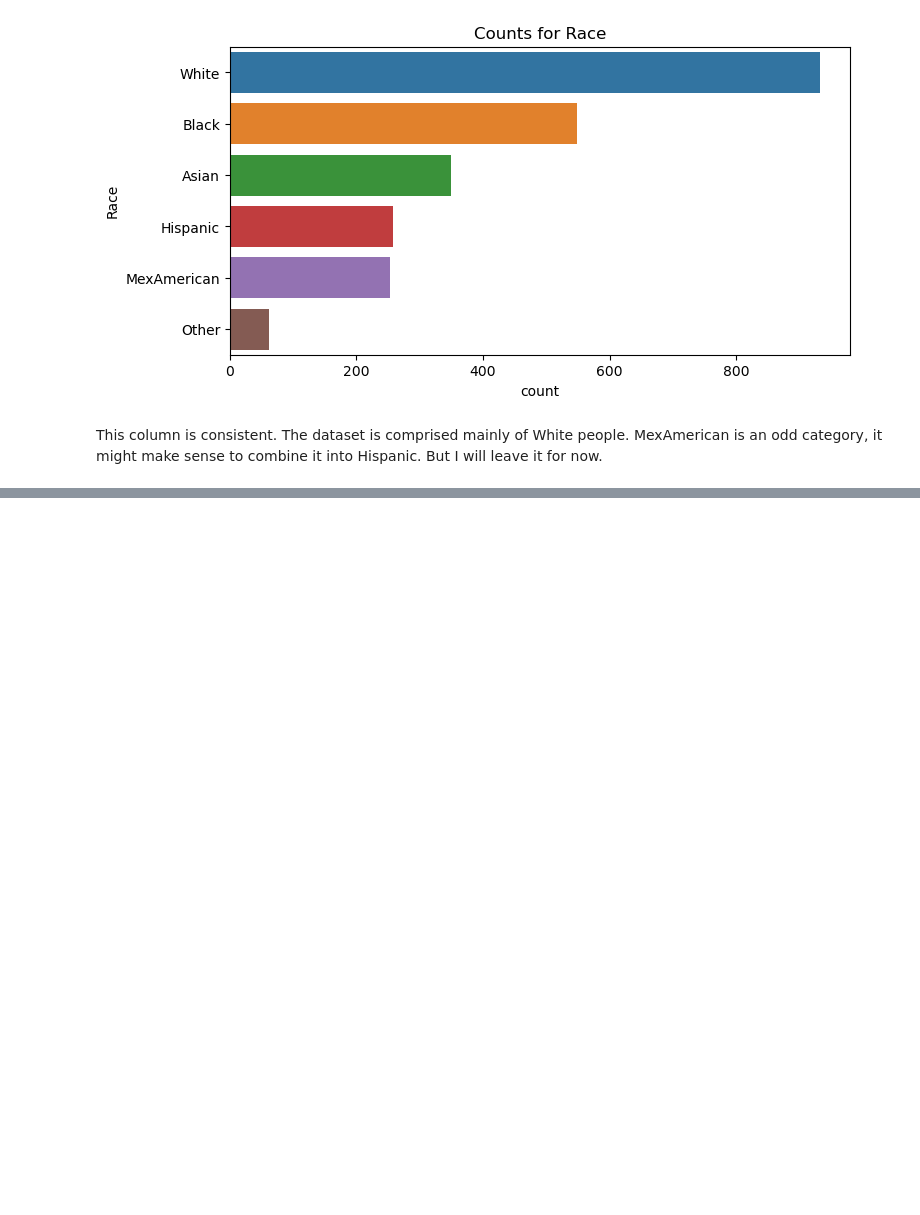
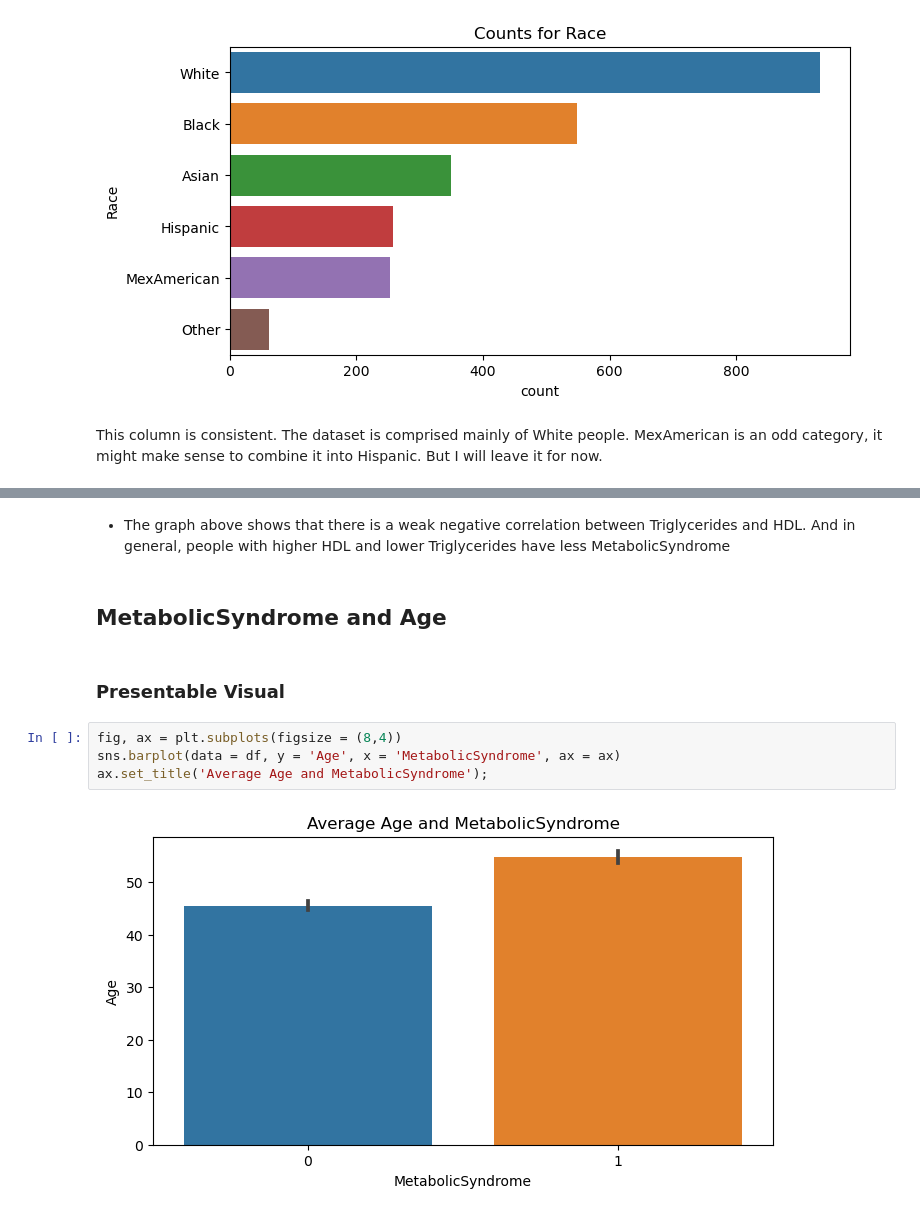
Before and after one commit to RaymondGarcia1107/Classification-Analysis, a Jupyter notebook: MetabolicSyndromeClassification.ipynb, the cells around one changed output, grey strips where cells are left out. Cells and saved outputs as stored; diff of their text form; blank space fills up the shorter version.

```diff
--- a/MetabolicSyndromeClassification.ipynb
+++ b/MetabolicSyndromeClassification.ipynb
@@ -768,0 +812,12 @@ This concludes our initial Data Cleaning and Exploration!
+# %% [markdown]
+* The graph above shows that there is a weak negative correlation between Triglycerides and HDL. And in general, people with higher HDL and lower Triglycerides have less MetabolicSyndrome
+# %% [markdown]
+## MetabolicSyndrome and Age
+# %% [markdown]
+### Presentable Visual
+# %%
+fig, ax = plt.subplots(figsize = (8,4))
+sns.barplot(data = df, y = 'Age', x = 'MetabolicSyndrome', ax = ax)
+ax.set_title('Average Age and MetabolicSyndrome');
+# %% [output]
+[figure, added]
```
Also changed, not shown: parts of 35 cells of this notebook.
